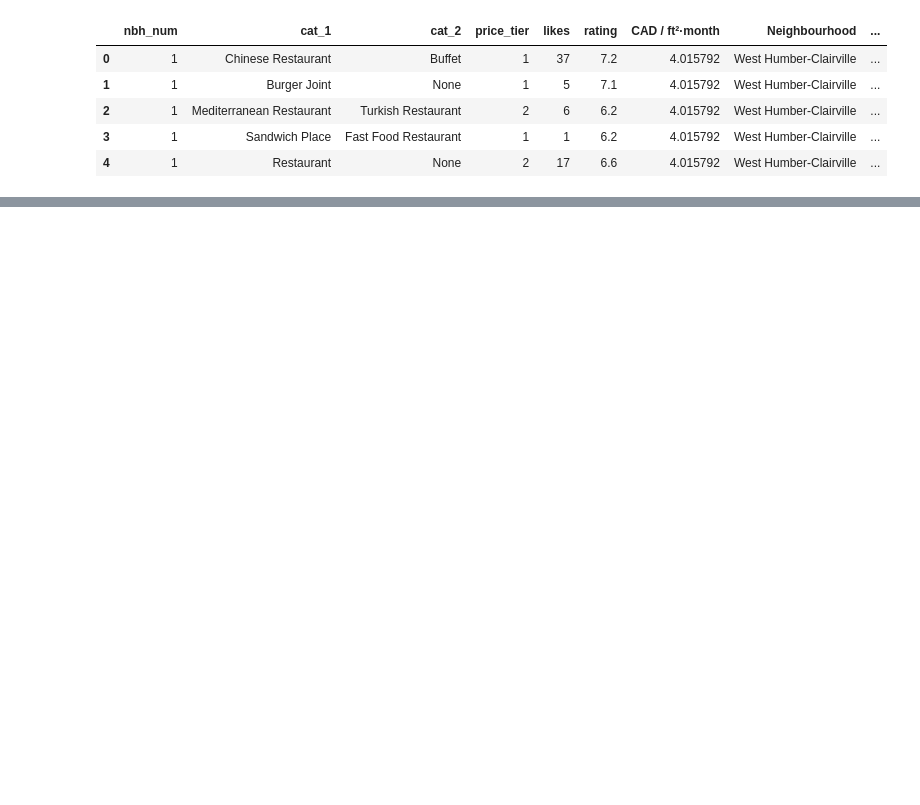
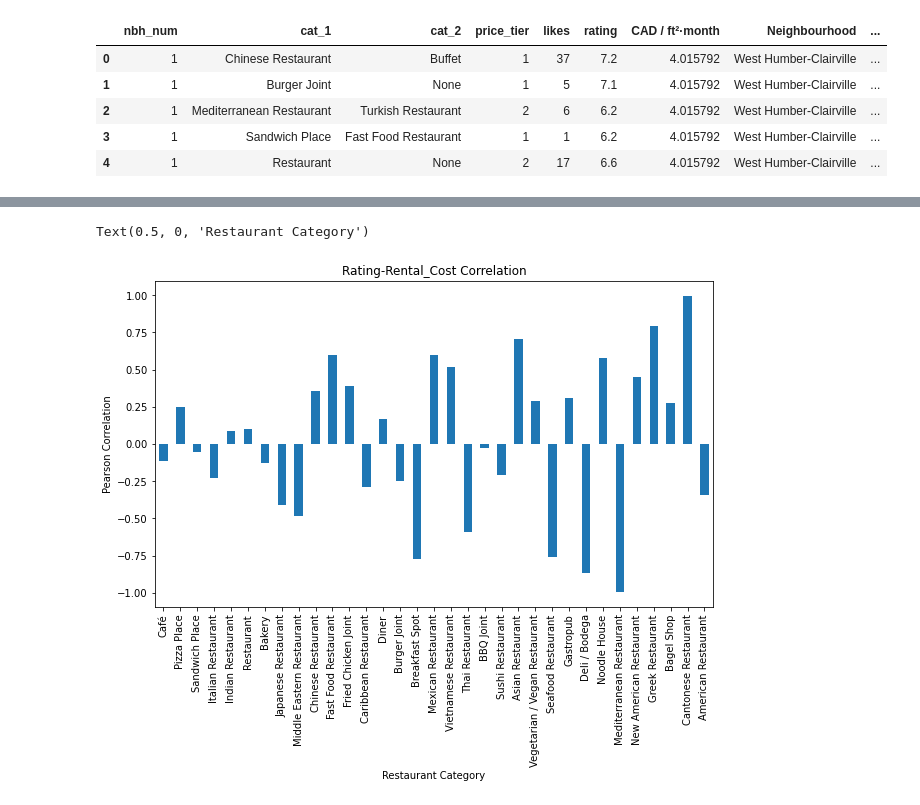
Before and after one commit to pagutierreza/Applied-Data-Science-Capstone, a Jupyter notebook: Week 2/EDA.ipynb, the cells around one changed output, grey strips where cells are left out. Saved outputs shown, nothing was run; the diff lists cells and outputs as text; code cells hidden in the pictures; blank space fills up the shorter version.

```diff
--- a/Week 2/EDA.ipynb
+++ b/Week 2/EDA.ipynb
@@ -337,0 +84,15 @@ sns.distplot(tier_averaged, hist = True, label = 'Averaged Ratings')
+# %%
+#Functions that obtains the correlation of the given feature against the others:
+def get_correlations(df, categories, feature):
+    temp = pd.DataFrame(index = df[df.cat_1 == 'Café'].corr().index)
+    for cat in categories.cat_1:
+        temp[cat] = df[df.cat_1 == cat].corr()[feature]
+    return temp
+# %%
+#Get how the rating feature correlates on each restaurant category, against all other features:
+rating_corr = get_correlations(df, categories, 'rating')
+#Some restaurant categories did not have enough samples to create a correlation, these are dropped:
+rating_corr.dropna(axis = 1, how = 'all', inplace = True)
+#Some restaurant categories returned a correlation of 1 or -1, these are dropped as well:
+rating_corr.drop(rating_corr.iloc[:,[-1,-2,-3,-4,-5]], axis =1, inplace = True)
+rating_corr
@@ -337,0 +141,9 @@ sns.distplot(tier_averaged, hist = True, label = 'Averaged Ratings')
+# %%
+#Plot the correlation.
+rating_corr.iloc[4,:].plot(kind = 'bar', figsize=(10, 6))
+plt.title('Rating-Rental_Cost Correlation' , )
+plt.ylabel('Pearson Correlation')
+plt.xlabel('Restaurant Category')
+# %% [output]
+Text(0.5, 0, 'Restaurant Category')
+[figure, added]
```
Also changed, not shown: parts of 50 cells of this notebook, 1 other file.
